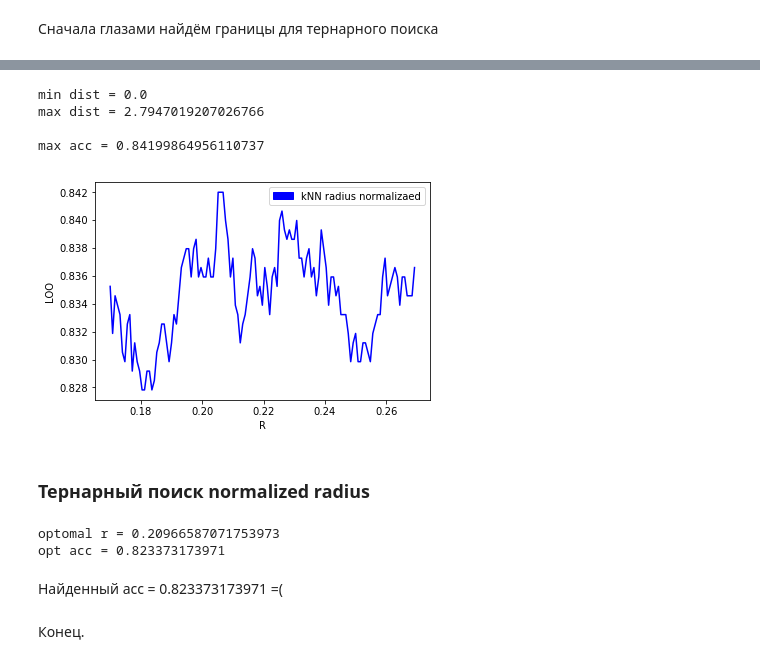
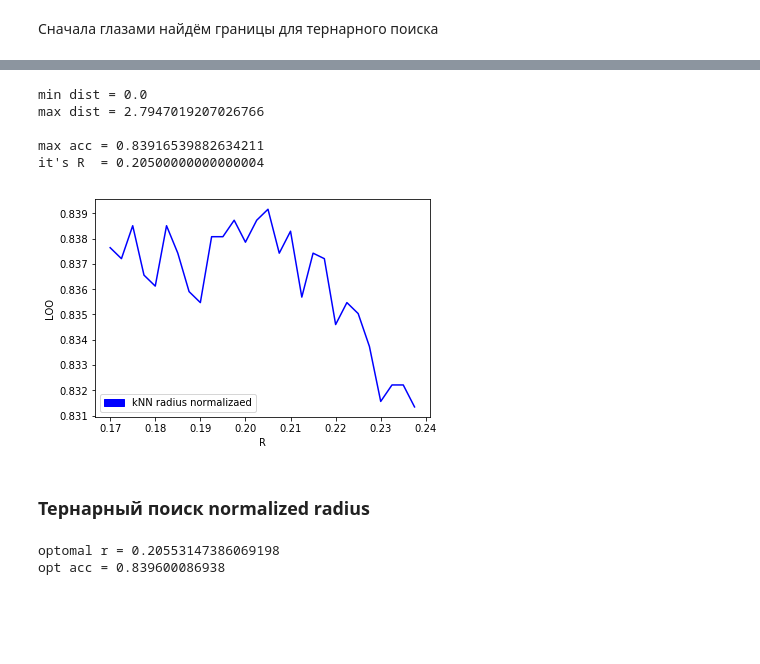
Before and after one commit to mkvdv/au-machine-learning-spring-2018, a Jupyter notebook: task01_knn.ipynb, the cells around one changed output, grey strips where cells are left out. Drawn from its saved outputs; the diff is of its cells as text; code cells hidden in the pictures; blank space fills up the shorter version.

```diff
--- a/task01_knn.ipynb
+++ b/task01_knn.ipynb
@@ -271,11 +254,12 @@ opt acc = 0.734547820429
 # %%
 #### inteface ###
-def kNN_radius_normalized(r = 1.0, maximum = 200.0, step = 10.0):
+def kNN_radius_normalized(r = 1.0, maximum = 177.0, step = 15.0):
     objects, labels = prepare_data_norm()
     x, y = radius_kNN(objects, labels, r, maximum, step)
 
     print()
     print("max acc = " + repr(max(y)))
+    print("it's R  = " + repr(x[y.index(max(y))]))
 
     plt.ylabel('LOO')
     plt.xlabel('R')
@@ -306,21 +292,18 @@ max acc = 0.8274307791371539
 # %%
-kNN_radius_normalized(0.17, 0.27, 0.0008)
+kNN_radius_normalized(0.17, 0.24, 0.0025)
 # %% [output]
 min dist = 0.0
 max dist = 2.7947019207026766
 
-max acc = 0.84199864956110737
+max acc = 0.83916539882634211
+it's R  = 0.20500000000000004
-[figure, old version]
+[figure, new version]
 # %% [markdown]
 ### Тернарный поиск normalized radius
 # %%
-opt_normal_r, opt_acc = trenary_search(prepare_data_norm, classify_radius, 0.20, 0.22, 0.0005)
+opt_normal_r, opt_acc = trenary_search(prepare_data_norm, classify_radius, 0.202, 0.209, 0.0003)
 print("optomal r = " + str(opt_normal_r))
 print("opt acc = " + str(opt_acc))
 # %% [output]
-optomal r = 0.20966587071753973
-opt acc = 0.823373173971
+optomal r = 0.20553147386069198
+opt acc = 0.839600086938
-# %% [markdown]
-Найденный acc = 0.823373173971 =(
-# %% [markdown]
-Конец.
```
Also changed, not shown: parts of 18 cells of this notebook.
